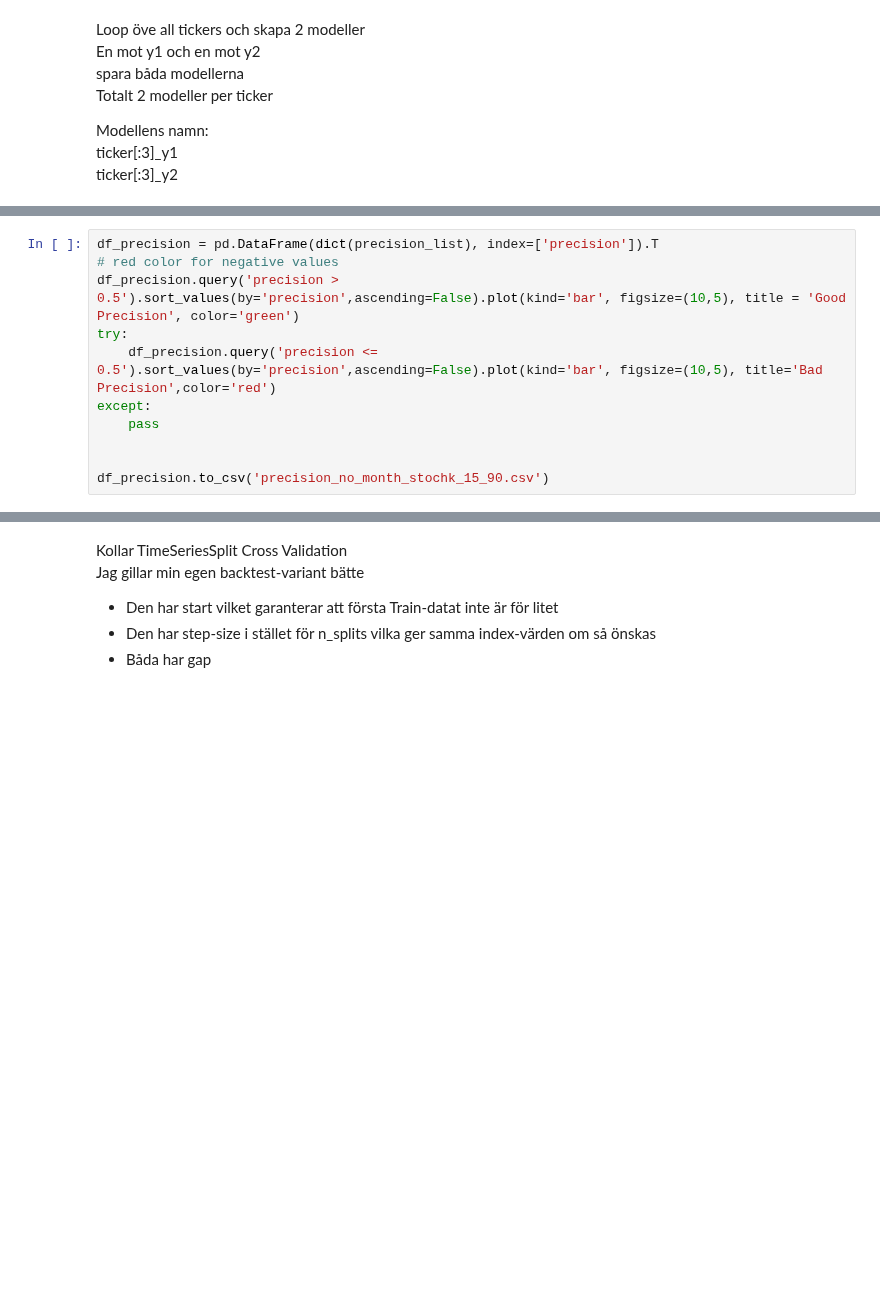
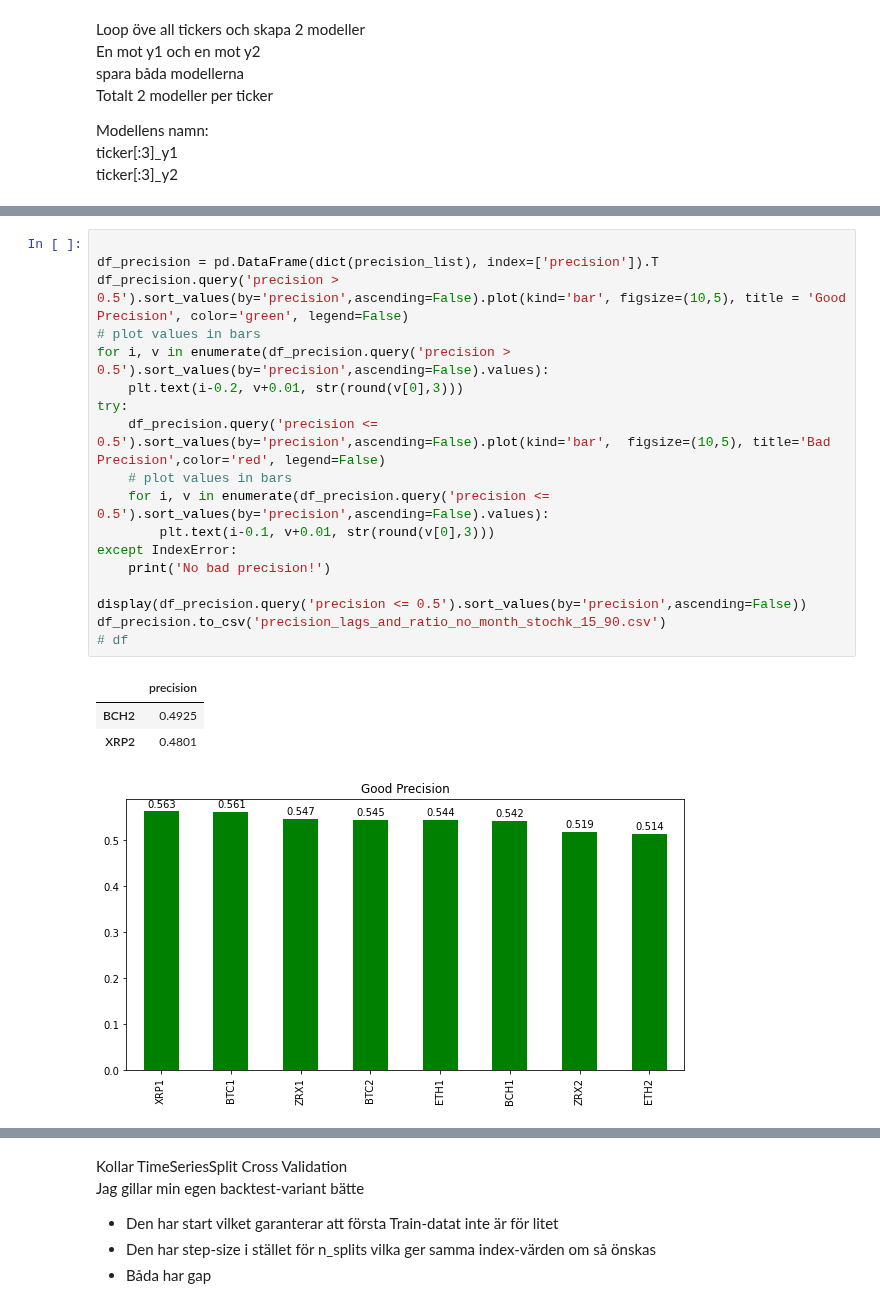
Before and after one commit to carokanns/the_new_Krypto, a Jupyter notebook: new_skapa_modeller.ipynb, the cells around one changed output, grey strips where cells are left out. Cells and saved outputs as stored; diff of their text form; blank space fills up the shorter version.

```diff
--- a/new_skapa_modeller.ipynb
+++ b/new_skapa_modeller.ipynb
@@ -405,11 +500,23 @@ Figure(720x720)
 # %%
+
 df_precision = pd.DataFrame(dict(precision_list), index=['precision']).T
-# red color for negative values
-df_precision.query('precision > 0.5').sort_values(by='precision',ascending=False).plot(kind='bar', figsize=(10,5), title = 'Good Precision', color='green')
+df_precision.query('precision > 0.5').sort_values(by='precision',ascending=False).plot(kind='bar', figsize=(10,5), title = 'Good Precision', color='green', legend=False)
+# plot values in bars
+for i, v in enumerate(df_precision.query('precision > 0.5').sort_values(by='precision',ascending=False).values):
+    plt.text(i-0.2, v+0.01, str(round(v[0],3)))
 try:
-    df_precision.query('precision <= 0.5').sort_values(by='precision',ascending=False).plot(kind='bar', figsize=(10,5), title='Bad Precision',color='red')
-except:
-    pass
+    df_precision.query('precision <= 0.5').sort_values(by='precision',ascending=False).plot(kind='bar',  figsize=(10,5), title='Bad Precision',color='red', legend=False)
+    # plot values in bars
+    for i, v in enumerate(df_precision.query('precision <= 0.5').sort_values(by='precision',ascending=False).values):
+        plt.text(i-0.1, v+0.01, str(round(v[0],3)))
+except IndexError:
+    print('No bad precision!')
 
-
-df_precision.to_csv('precision_no_month_stochk_15_90.csv')
+display(df_precision.query('precision <= 0.5').sort_values(by='precision',ascending=False))
+df_precision.to_csv('precision_lags_and_ratio_no_month_stochk_15_90.csv')
+# df
+# %% [output]
+|  | precision |
+| BCH2 | 0.4925 |
+| XRP2 | 0.4801 |
+[figure, added]
```
Also changed, not shown: parts of 10 cells of this notebook, 12 other files.
